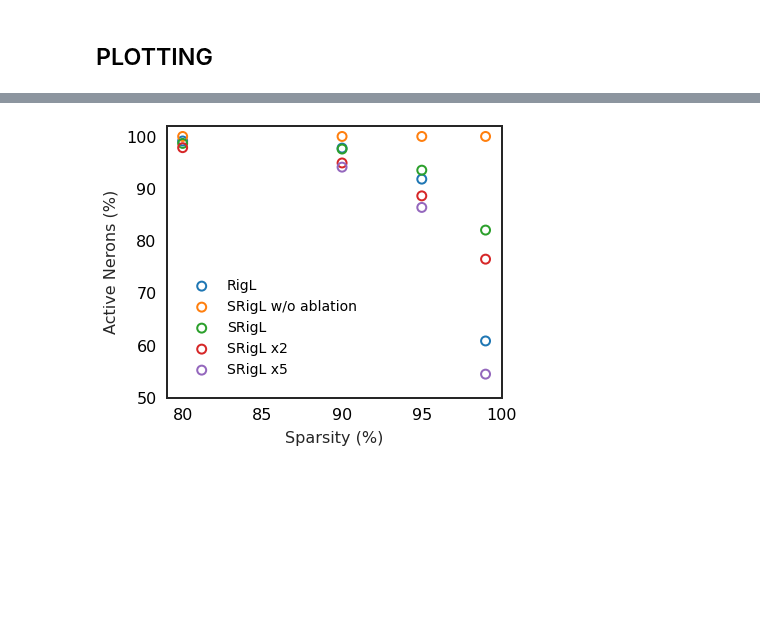
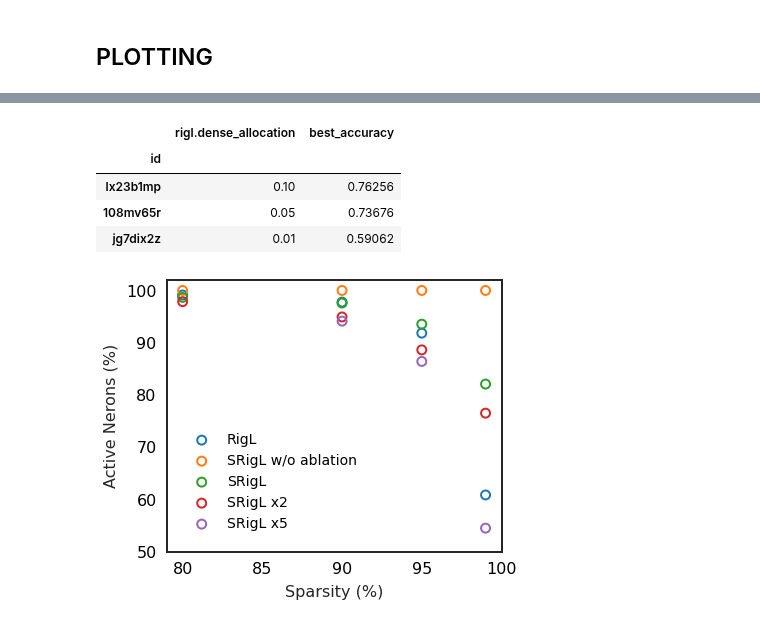
Before and after one commit to calgaryml/condensed-sparsity, a Jupyter notebook: notebooks/final_results.ipynb, the cells around one changed output, grey strips where cells are left out. Saved outputs shown, nothing was run; the diff lists cells and outputs as text; code cells hidden in the pictures; blank space fills up the shorter version.

```diff
--- a/notebooks/final_results.ipynb
+++ b/notebooks/final_results.ipynb
@@ -771,6 +777,14 @@ fig.show()
 [figure]
 [figure]
 [figure]
+# %%
+imagenet_x5[["rigl.dense_allocation", "best_accuracy"]]
+# %% [output]
+|  | rigl.dense_allocation | best_accuracy |
+| id |  |  |
+| lx23b1mp | 0.10 | 0.76256 |
+| 108mv65r | 0.05 | 0.73676 |
+| jg7dix2z | 0.01 | 0.59062 |
 # %%
 def plot_active_neurons_vs_sparsity(df, model_name="", ylim=[90,100], xlim=[49,100]):
     _TARGET_COL="_TOTAL_PERCENTAGE_ACTIVE_NEURONS"
```
Also changed, not shown: parts of 3 cells of this notebook, 4 other files.
